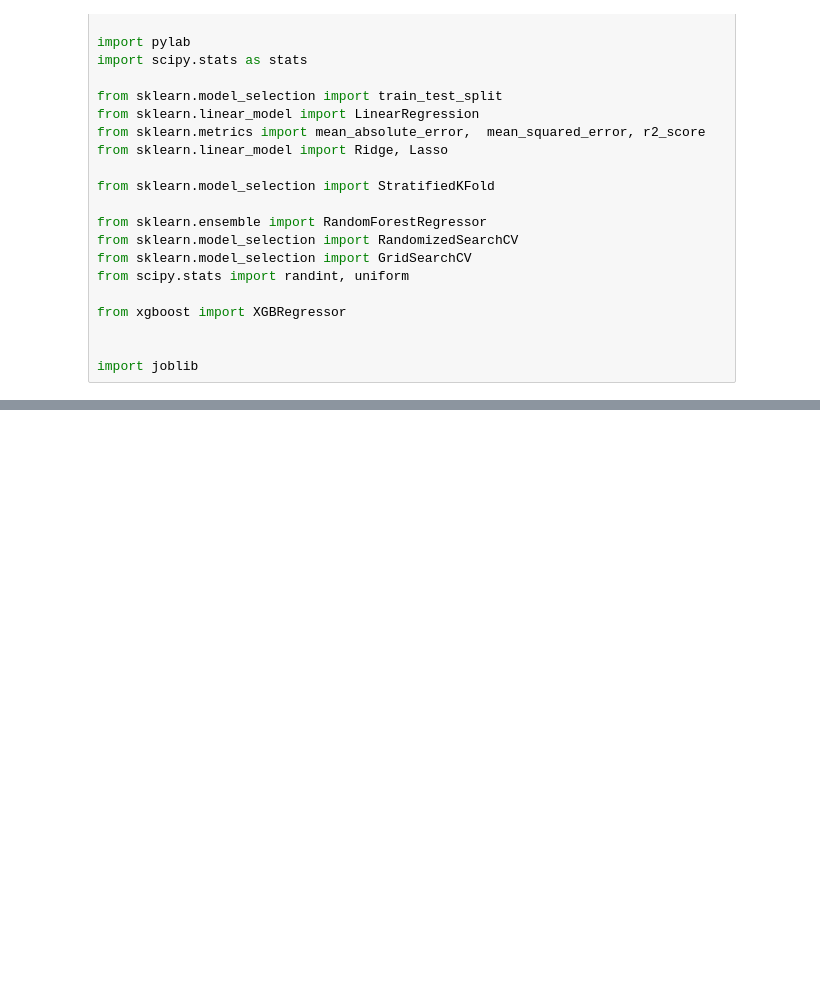
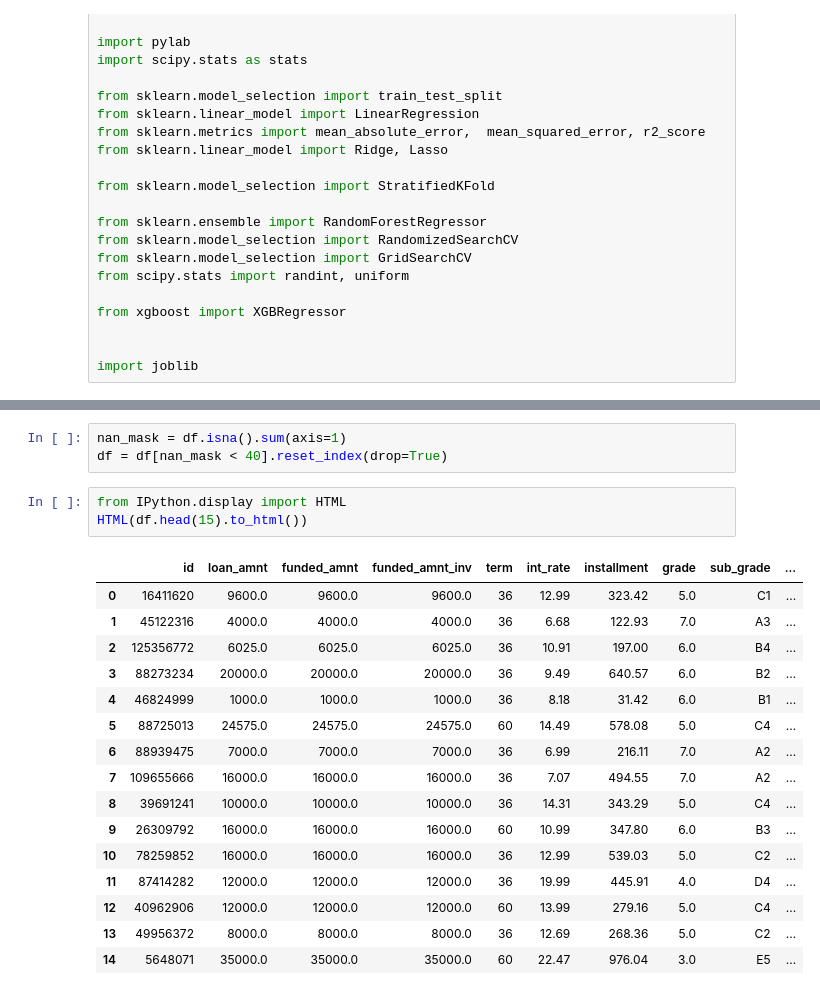
Before and after one commit to jorgetmr/Loan-Default-Prediction, a Jupyter notebook: Loan_Default_predictor.ipynb, the cells around one changed output, grey strips where cells are left out. Cells and saved outputs as stored; diff of their text form; blank space fills up the shorter version.

```diff
--- a/Loan_Default_predictor.ipynb
+++ b/Loan_Default_predictor.ipynb
@@ -121,0 +341,23 @@ Index(['id', 'loan_amnt', 'funded_amnt', 'funded_amnt_inv', 'term', 'int_rate',
+# %%
+nan_mask = df.isna().sum(axis=1)
+df = df[nan_mask < 40].reset_index(drop=True)
+# %%
+from IPython.display import HTML
+HTML(df.head(15).to_html())
+# %% [output]
+|  | id | loan_amnt | funded_amnt | funded_amnt_inv | term | int_rate | installment | grade | sub_grade | ... |
+| 0 | 16411620 | 9600.0 | 9600.0 | 9600.0 | 36 | 12.99 | 323.42 | 5.0 | C1 | ... |
+| 1 | 45122316 | 4000.0 | 4000.0 | 4000.0 | 36 | 6.68 | 122.93 | 7.0 | A3 | ... |
+| 2 | 125356772 | 6025.0 | 6025.0 | 6025.0 | 36 | 10.91 | 197.00 | 6.0 | B4 | ... |
+| 3 | 88273234 | 20000.0 | 20000.0 | 20000.0 | 36 | 9.49 | 640.57 | 6.0 | B2 | ... |
+| 4 | 46824999 | 1000.0 | 1000.0 | 1000.0 | 36 | 8.18 | 31.42 | 6.0 | B1 | ... |
+| 5 | 88725013 | 24575.0 | 24575.0 | 24575.0 | 60 | 14.49 | 578.08 | 5.0 | C4 | ... |
+| 6 | 88939475 | 7000.0 | 7000.0 | 7000.0 | 36 | 6.99 | 216.11 | 7.0 | A2 | ... |
+| 7 | 109655666 | 16000.0 | 16000.0 | 16000.0 | 36 | 7.07 | 494.55 | 7.0 | A2 | ... |
+| 8 | 39691241 | 10000.0 | 10000.0 | 10000.0 | 36 | 14.31 | 343.29 | 5.0 | C4 | ... |
+| 9 | 26309792 | 16000.0 | 16000.0 | 16000.0 | 60 | 10.99 | 347.80 | 6.0 | B3 | ... |
+| 10 | 78259852 | 16000.0 | 16000.0 | 16000.0 | 36 | 12.99 | 539.03 | 5.0 | C2 | ... |
+| 11 | 87414282 | 12000.0 | 12000.0 | 12000.0 | 36 | 19.99 | 445.91 | 4.0 | D4 | ... |
+| 12 | 40962906 | 12000.0 | 12000.0 | 12000.0 | 60 | 13.99 | 279.16 | 5.0 | C4 | ... |
+| 13 | 49956372 | 8000.0 | 8000.0 | 8000.0 | 36 | 12.69 | 268.36 | 5.0 | C2 | ... |
+| 14 | 5648071 | 35000.0 | 35000.0 | 35000.0 | 60 | 22.47 | 976.04 | 3.0 | E5 | ... |
```
Also changed, not shown: parts of 65 cells of this notebook.
